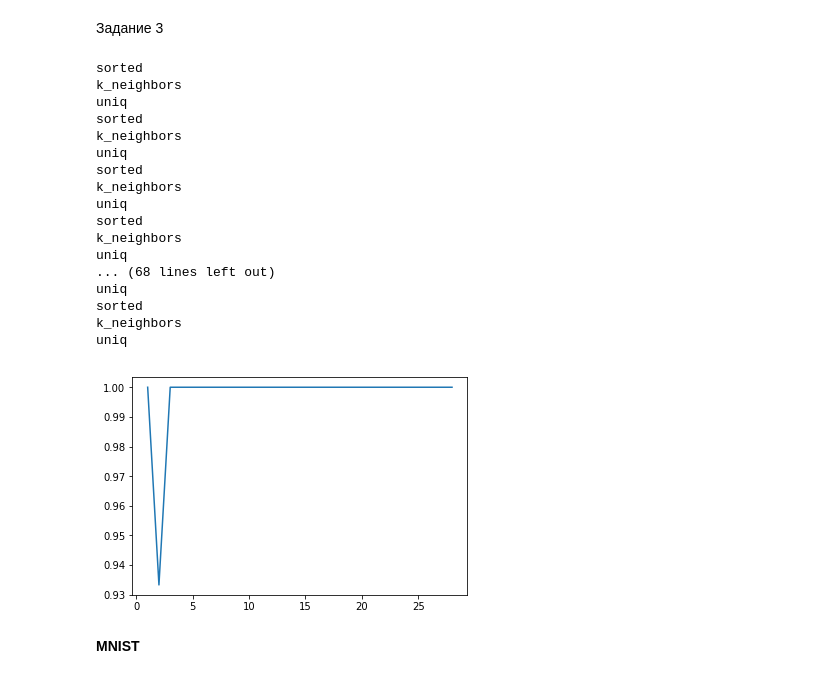
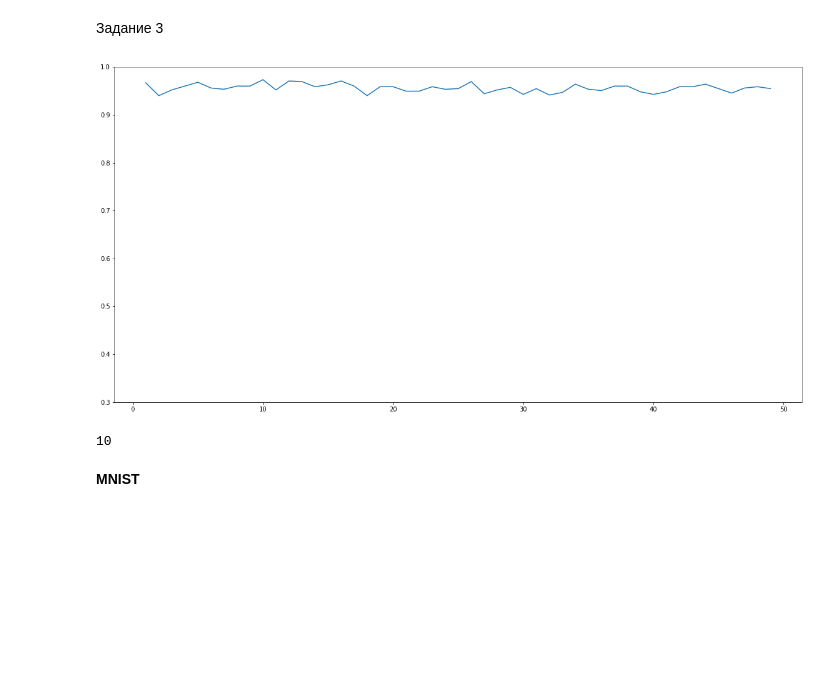
Before and after one commit to Sackdima/sphere_models, a Jupyter notebook: knn/hw1_knn_Malyugin.ipynb, the cells around one changed output. Cells and saved outputs as stored; diff of their text form; code cells hidden in the pictures; blank space fills up the shorter version.

```diff
--- a/knn/hw1_knn_Malyugin.ipynb
+++ b/knn/hw1_knn_Malyugin.ipynb
@@ -197,38 +198,30 @@ uniq
 # %%
 
 
 iris = datasets.load_iris()
-X_train, X_test, y_train, y_test = train_test_split(iris.data, iris.target, test_size=0.1, stratify=iris.target)
-max_neighbors = 29
+loops = 50
+max_neighbors = 50
 min_neighbors = 1
 scores = np.zeros((max_neighbors))
 
 for i in range(min_neighbors, max_neighbors):
     my_clf = MyKNeighborsClassifier(n_neighbors=i, algorithm='brute')
-    my_clf.fit(X_train, y_train)
-    scores[i] = my_clf.score(X_test, y_test)
+    for j in range(loops):
+        X_train, X_test, y_train, y_test = train_test_split(iris.data, iris.target, test_size=0.1, stratify=iris.target)
+        my_clf.fit(X_train, y_train)
+        scores[i] += my_clf.score(X_test, y_test)
+    scores[i] /= loops
 
+fig = plt.figure(figsize=(20, 10))
+ax1 = fig.add_subplot(111)
+ax1.set_ylim(0.3, 1)
 plt.plot(np.arange(min_neighbors, max_neighbors), scores[min_neighbors:])
 plt.show()
+
+print(np.argmax(scores))
 # %% [output]
+[figure, new version]
-sorted
-k_neighbors
-uniq
-sorted
-k_neighbors
-uniq
-sorted
-k_neighbors
-uniq
-sorted
-k_neighbors
-uniq
-... (68 lines left out)
-uniq
-sorted
-k_neighbors
-uniq
+10
-[figure, old version]
 # %% [markdown]
 **MNIST**
 # %%
```
Also changed, not shown: parts of 29 cells of this notebook.
